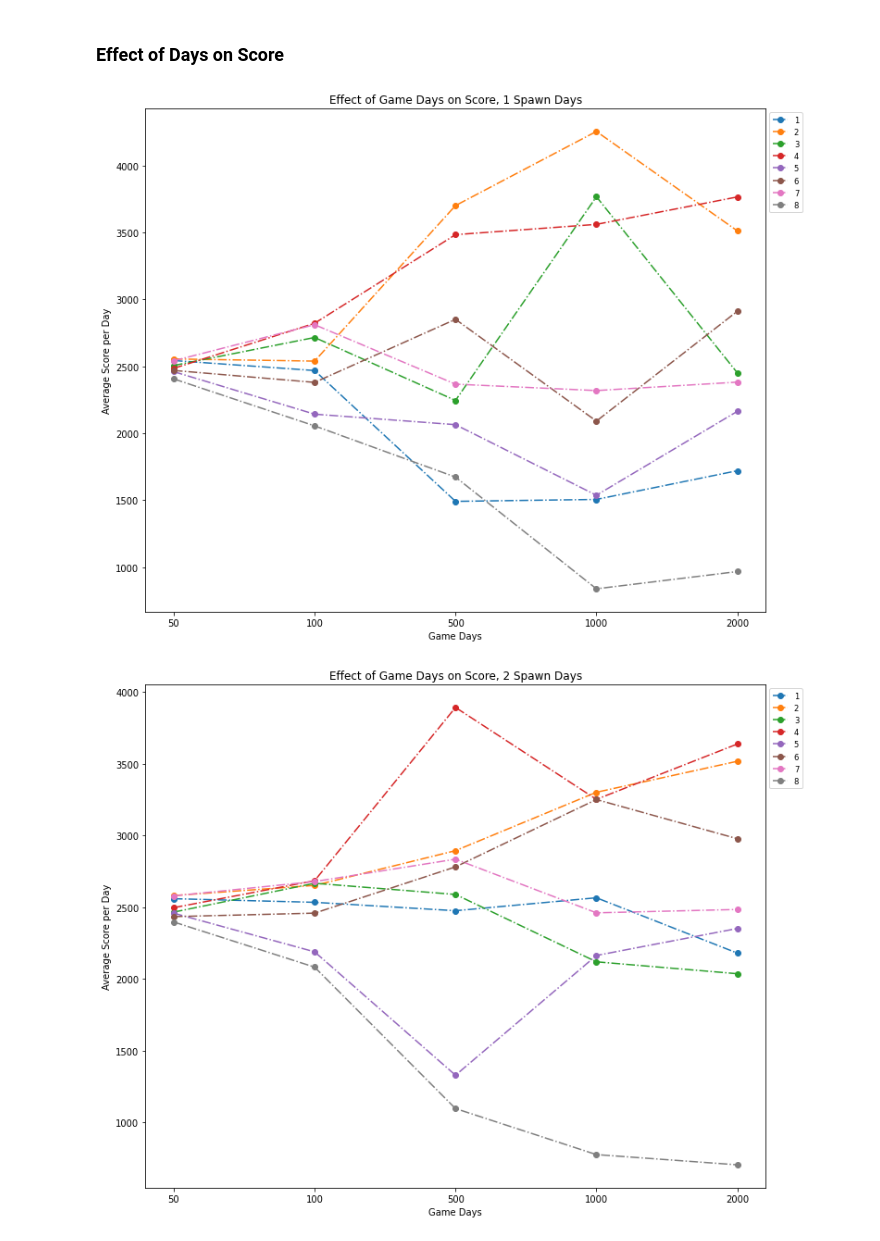
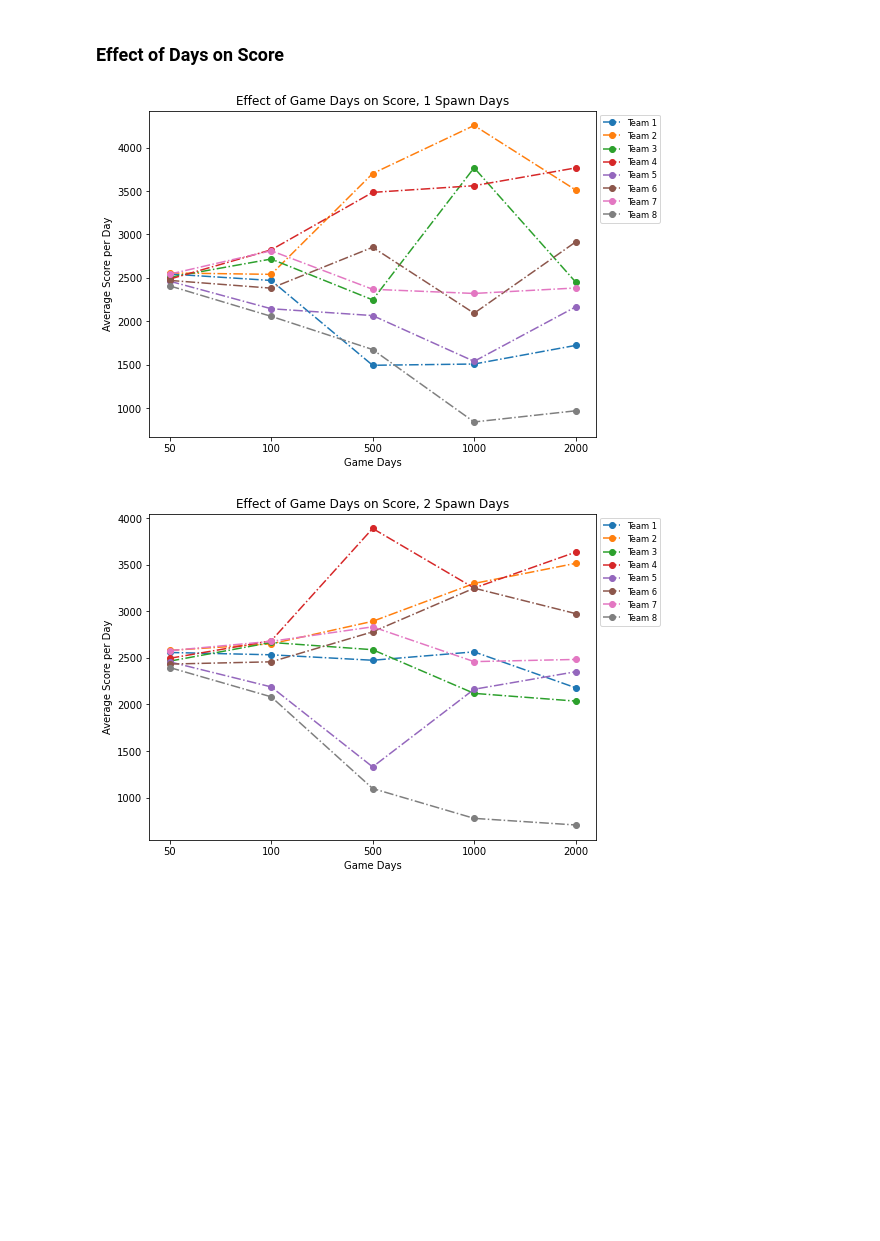
Before and after one commit to yunlanli/voronoi_analysis, a Jupyter notebook: notebooks/analysis.ipynb, the cells around one changed output. Cells and saved outputs as stored; diff of their text form; code cells hidden in the pictures; blank space fills up the shorter version.

```diff
--- a/notebooks/analysis.ipynb
+++ b/notebooks/analysis.ipynb
@@ -22,6 +22,11 @@ def config2colname(days, spawn_days):
 # %%
 colnames = [config2colname(d, s) for d, s in games_config]
 gcolnames = ['Total Day', 'Spawn Rate', 'Player 1', 'Player 2', 'Player 3', 'Player 4', 'Player 1 Final Score', 'Player 2 Final Score', 'Player 3 Final Score', 'Player 4 Final Score']
+# %%
+legend = [f'Team {i}' for i in range(1, 9)]
+
+legend_g3p123 = legend.copy()
+legend_g3p123[2] = 'Team 3 (p123)'
 # %% [markdown]
 # Helper Functions for plotting graphs
 # %%
@@ -250,9 +257,7 @@ save_fig(_scores_ax, f'../graphs/avg_score_per_day_by_spawn_rate_p123')
 # %% [markdown]
 ### Effect of Spawn Days on Score
 # %%
-LINE, BAR = 0, 1
-
-def plot_effect_of_spawn_days(game_days, graph_type=LINE, marker='o', linestyle='--', xticks=None, figsize=(10, 10), legend_font_size=12):
+def plot_effect_of_spawn_days(game_days, graph_type=LINE, marker='o', linestyle='--', xticks=None, figsize=(10, 10), legend_font_size=12, legend=legend):
 	score_df = scores_df[scores_df['Game Days'] == game_days]
 	score_df['Spawn Days'] = scores_df.apply(space_out_spawn_days_evenly, axis=1)
 
@@ -270,6 +275,6 @@ def plot_effect_of_spawn_days(game_days, graph_type=LINE, marker='o', linestyle=
 	if xticks is not None:
 		score_ax.set_xticks(es_sds, xticks)
 
-	score_ax.legend(loc='best', fontsize=legend_font_size, bbox_to_anchor=(1,1))
+	score_ax.legend(legend, loc='best', fontsize=legend_font_size, bbox_to_anchor=(1,1))
 	save_fig(score_ax, f'../graphs/effect_spawn_days_{game_days}')
 # %%
@@ -363,9 +367,7 @@ See the caveats in the documentation: https://pandas.pydata.org/pandas-docs/stab
 # %% [markdown]
 ### Effect of Days on Score
 # %%
-LINE, BAR, SCATTER = 0, 1, 2
-
-def plot_effect_of_game_days(spawn_days, graph_type=LINE, marker='o', linestyle='--', xticks=None, legend_font_size=12, figsize=(5, 5), ax=None):
+def plot_effect_of_game_days(spawn_days, graph_type=LINE, marker='o', linestyle='--', xticks=None, legend_font_size=12, figsize=(5, 5), ax=None, legend=legend):
 	normalized_scores_df = scores_df[scores_df['Spawn Days'] == spawn_days].assign(Total=scores_df['Game Days'] * scores_df['Games'])
 	normalized_scores_df['Game Days'] = normalized_scores_df.apply(space_out_game_days_evenly, axis=1)
 	normalized_scores_df['Score'] = normalized_scores_df['Score'] / normalized_scores_df['Total']
@@ -386,7 +388,6 @@ def plot_effect_of_game_days(spawn_days, graph_type=LINE, marker='o', linestyle=
 	if xticks is not None:
 		score_ax.set_xticks(es_gds, xticks)
 
-	score_ax.legend(loc='best', fontsize=legend_font_size, bbox_to_anchor=(1,1))
+	score_ax.legend(legend, loc='best', fontsize=legend_font_size, bbox_to_anchor=(1,1))
 	save_fig(score_ax, f'../graphs/effect_game_days_{spawn_days}')
-	score_ax.get_figure().show()
 # %%
@@ -429,7 +430,7 @@ def plot_effect_of_game_days_all(scores_df, graph_type=LINE, marker='o', linesty
 # %%
 
 for spawn_day in spawn_rates_config:
-	plot_effect_of_game_days(spawn_day, graph_type=LINE, marker='o', linestyle='-.', xticks=days_config, figsize=(12, 10), legend_font_size='small')
+	plot_effect_of_game_days(spawn_day, graph_type=LINE, marker='o', linestyle='-.', xticks=days_config, figsize=(8, 6), legend_font_size='small')
 # %% [output]
-[figure, old version]
+[figure, new version]
-[figure, old version]
+[figure, new version]
```
Also changed, not shown: parts of 10 cells of this notebook.
